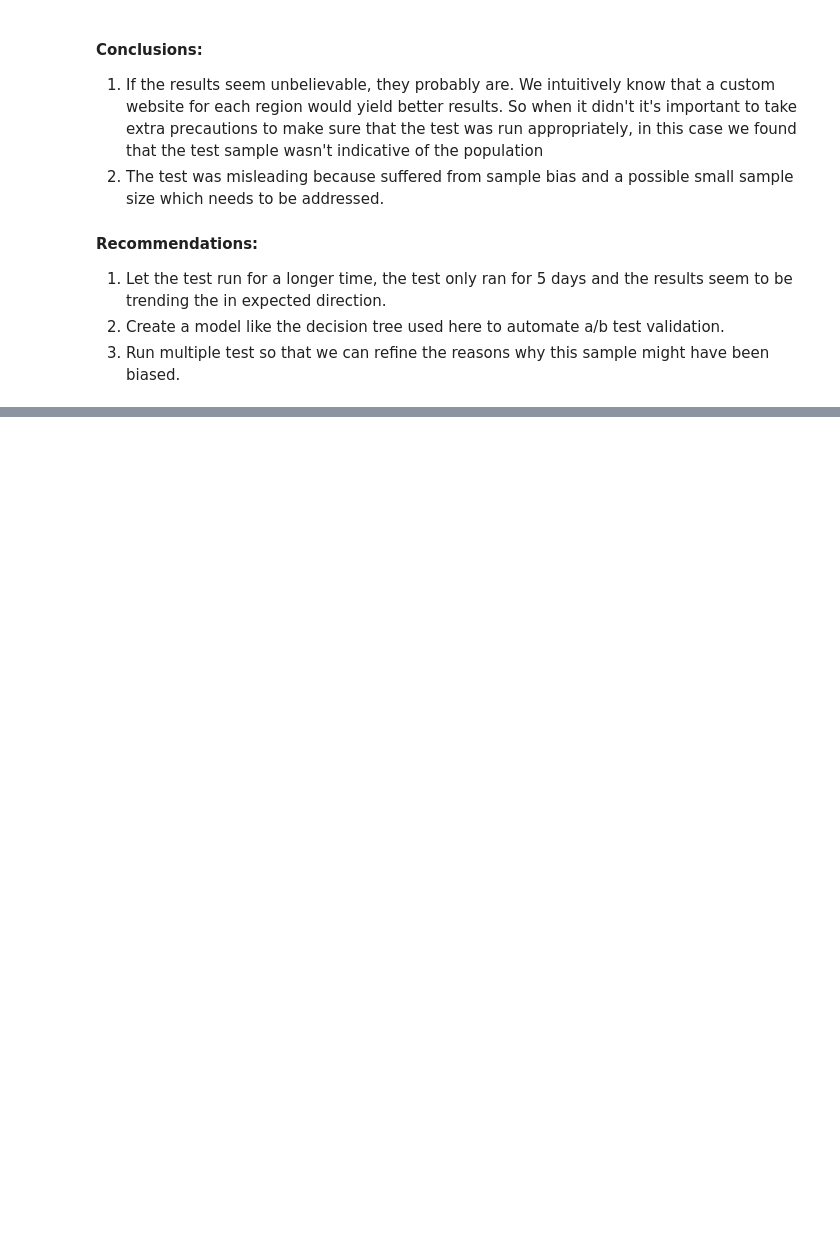
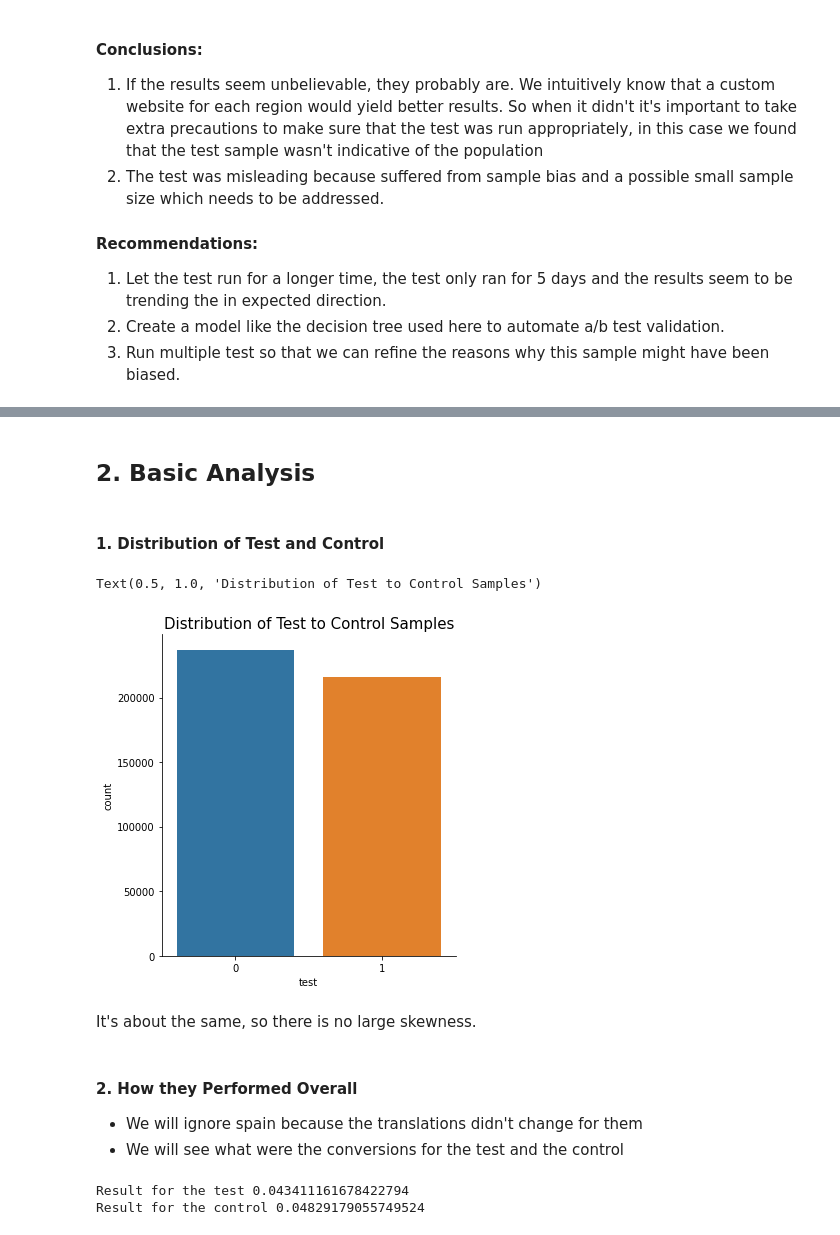
Before and after one commit to Jeanzw/Take_Home_Challenges, a Jupyter notebook: 02. Spanish Translation AB Test.ipynb, the cells around one changed output, grey strips where cells are left out. Drawn from its saved outputs; the diff is of its cells as text; code cells hidden in the pictures; blank space fills up the shorter version.

```diff
--- a/02. Spanish Translation AB Test.ipynb
+++ b/02. Spanish Translation AB Test.ipynb
@@ -41,0 +70,3 @@ user
+# %%
+df = pd.merge(user,test, on = 'user_id',how = 'outer')
+df.head()
@@ -41,0 +125,5 @@ user
+# %%
+df = df.iloc[df.index.difference(df[df.sex.isnull()].index)]
+df
+# here we use difference to erase the null values
+# https://www.runoob.com/python3/ref-set-difference.html
@@ -41,0 +144,4 @@ user
+# %%
+df['channel is null'] = [1 if i == True else 0 for i in df.ads_channel.isnull()]
+df
+# we add 'channel is null' column to judge if ads_channel is null or not
@@ -41,0 +154,29 @@ user
+# %% [markdown]
+## 2. Basic Analysis
+# %% [markdown]
+#### 1. Distribution of Test and Control
+# %%
+_ = sns.catplot('test',data = df,kind ='count')
+plt.title('Distribution of Test to Control Samples', size = 15)
+# %% [output]
+Text(0.5, 1.0, 'Distribution of Test to Control Samples')
+[figure, added]
+# %% [markdown]
+It's about the same, so there is no large skewness.
+# %% [markdown]
+#### 2. How they Performed Overall
+
+- We will ignore spain because the translations didn't change for them
+- We will see what were the conversions for the test and the control
+# %%
+#Ignoring Spain
+data = df[df.country != 'Spain']
+
+test_data = data[data.test == 1].conversion # from test = 1, select conversion column
+control_data = data[data.test == 0].conversion # from test = 0, select conversion column
+
+print('Result for the test %r' % (test_data.sum()/test_data.count()))
+print('Result for the control %r' % (control_data.sum()/control_data.count()))
+# %% [output]
+Result for the test 0.043411161678422794
+Result for the control 0.04829179055749524
```
Also changed, not shown: parts of 25 cells of this notebook.
